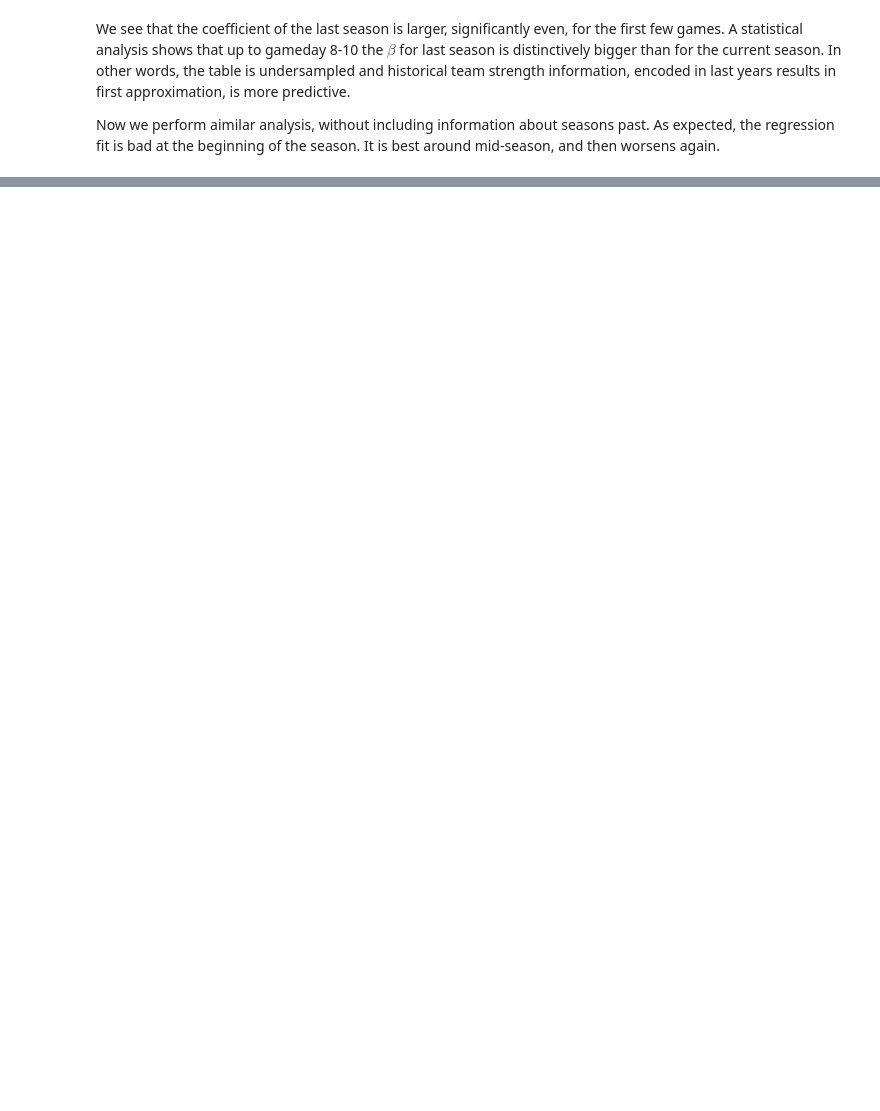
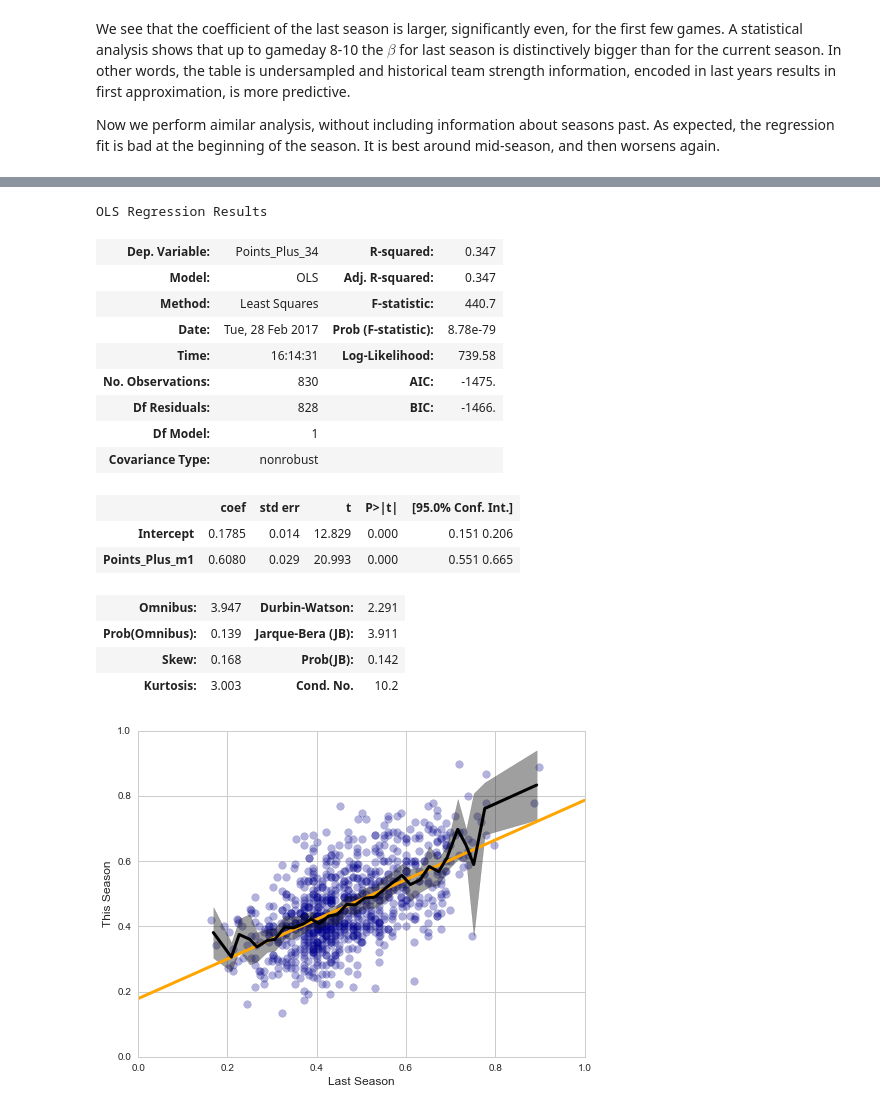
Before and after one commit to apbecker/Bundesliga_Analysis, a Jupyter notebook: Data_Analysis.ipynb, the cells around one changed output, grey strips where cells are left out. Drawn from its saved outputs; the diff is of its cells as text; code cells hidden in the pictures; blank space fills up the shorter version.

```diff
--- a/Data_Analysis.ipynb
+++ b/Data_Analysis.ipynb
@@ -422,0 +465,24 @@ plt.legend(fontsize=12)
+# %%
+ax, result = points_scatterplot(comparison(17, 2015), "Points_Plus_m1", "Points_Plus_34")
+ax.set_xlabel("Last Season", fontsize=12)
+ax.set_ylabel("This Season", fontsize=12)
+result
+# %% [output]
+OLS Regression Results
+| Dep. Variable: | Points_Plus_34 | R-squared: | 0.347 |
+| Model: | OLS | Adj. R-squared: | 0.347 |
+| Method: | Least Squares | F-statistic: | 440.7 |
+| Date: | Tue, 28 Feb 2017 | Prob (F-statistic): | 8.78e-79 |
+| Time: | 16:14:31 | Log-Likelihood: | 739.58 |
+| No. Observations: | 830 | AIC: | -1475. |
+| Df Residuals: | 828 | BIC: | -1466. |
+| Df Model: | 1 |  |  |
+| Covariance Type: | nonrobust |  |  |
+|  | coef | std err | t | P>|t| | [95.0% Conf. Int.] |
+| Intercept | 0.1785 | 0.014 | 12.829 | 0.000 | 0.151 0.206 |
+| Points_Plus_m1 | 0.6080 | 0.029 | 20.993 | 0.000 | 0.551 0.665 |
+| Omnibus: | 3.947 | Durbin-Watson: | 2.291 |
+| Prob(Omnibus): | 0.139 | Jarque-Bera (JB): | 3.911 |
+| Skew: | 0.168 | Prob(JB): | 0.142 |
+| Kurtosis: | 3.003 | Cond. No. | 10.2 |
+[figure, added]
```
Also changed, not shown: parts of 10 cells of this notebook.
